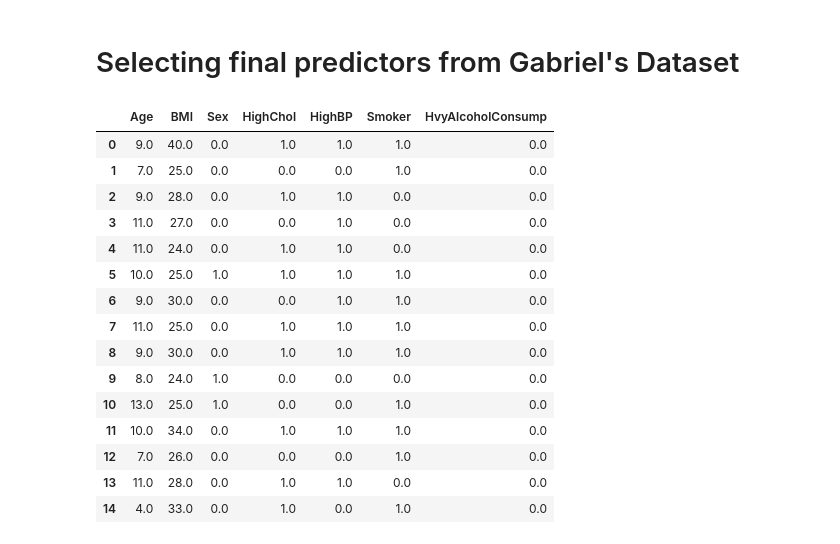
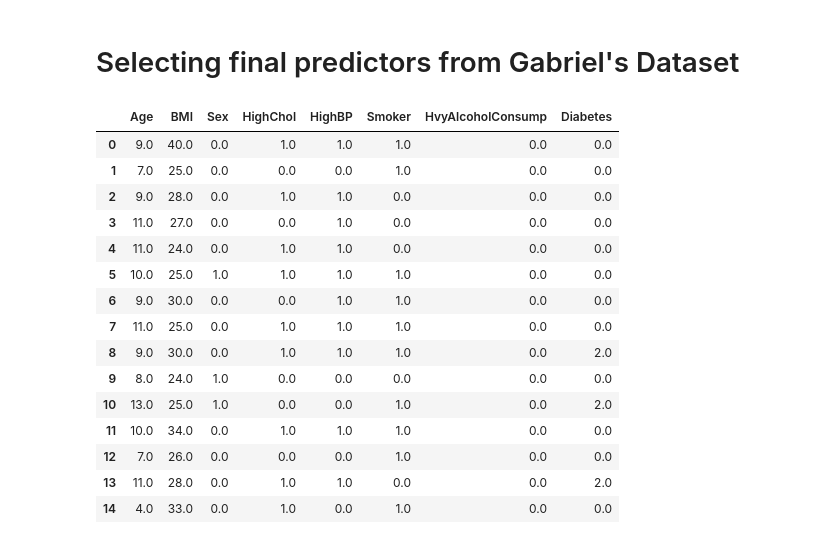
Before and after one commit to pdpavandesai/MergingDiabetesData, a Jupyter notebook: GabrielDatasetAnalysis.ipynb, the cells around one changed output. Cells and saved outputs as stored; diff of their text form; code cells hidden in the pictures.

```diff
--- a/GabrielDatasetAnalysis.ipynb
+++ b/GabrielDatasetAnalysis.ipynb
@@ -284,23 +284,24 @@ HvyAlcoholConsump  is correlated with the target-variable  Diabetes_012  with p-
 # %% [markdown]
 # Selecting final predictors from Gabriel's Dataset
 # %%
-selectedFeatures = ['Age','BMI','Sex','HighChol','HighBP','Smoker','HvyAlcoholConsump']
-dataForMerging = gabrielDataset_Actual_Copy[selectedFeatures]
-dataForMerging.head(15)
+gabrielDataset_Actual_Copy.rename(columns = {'Diabetes_012': 'Diabetes','Sex':'Gender'},inplace=True)
+selectedFeatures = ['Age','BMI','Sex','HighChol','HighBP','Smoker','HvyAlcoholConsump','Diabetes']
+gabrielDataset_Actual_Copy = gabrielDataset_Actual_Copy[selectedFeatures]
+gabrielDataset_Actual_Copy.head(15)
 # %% [output]
-|  | Age | BMI | Sex | HighChol | HighBP | Smoker | HvyAlcoholConsump |
-| 0 | 9.0 | 40.0 | 0.0 | 1.0 | 1.0 | 1.0 | 0.0 |
-| 1 | 7.0 | 25.0 | 0.0 | 0.0 | 0.0 | 1.0 | 0.0 |
-| 2 | 9.0 | 28.0 | 0.0 | 1.0 | 1.0 | 0.0 | 0.0 |
-| 3 | 11.0 | 27.0 | 0.0 | 0.0 | 1.0 | 0.0 | 0.0 |
-| 4 | 11.0 | 24.0 | 0.0 | 1.0 | 1.0 | 0.0 | 0.0 |
-| 5 | 10.0 | 25.0 | 1.0 | 1.0 | 1.0 | 1.0 | 0.0 |
-| 6 | 9.0 | 30.0 | 0.0 | 0.0 | 1.0 | 1.0 | 0.0 |
-| 7 | 11.0 | 25.0 | 0.0 | 1.0 | 1.0 | 1.0 | 0.0 |
-| 8 | 9.0 | 30.0 | 0.0 | 1.0 | 1.0 | 1.0 | 0.0 |
-| 9 | 8.0 | 24.0 | 1.0 | 0.0 | 0.0 | 0.0 | 0.0 |
-| 10 | 13.0 | 25.0 | 1.0 | 0.0 | 0.0 | 1.0 | 0.0 |
-| 11 | 10.0 | 34.0 | 0.0 | 1.0 | 1.0 | 1.0 | 0.0 |
-| 12 | 7.0 | 26.0 | 0.0 | 0.0 | 0.0 | 1.0 | 0.0 |
-| 13 | 11.0 | 28.0 | 0.0 | 1.0 | 1.0 | 0.0 | 0.0 |
-| 14 | 4.0 | 33.0 | 0.0 | 1.0 | 0.0 | 1.0 | 0.0 |
+|  | Age | BMI | Sex | HighChol | HighBP | Smoker | HvyAlcoholConsump | Diabetes |
+| 0 | 9.0 | 40.0 | 0.0 | 1.0 | 1.0 | 1.0 | 0.0 | 0.0 |
+| 1 | 7.0 | 25.0 | 0.0 | 0.0 | 0.0 | 1.0 | 0.0 | 0.0 |
+| 2 | 9.0 | 28.0 | 0.0 | 1.0 | 1.0 | 0.0 | 0.0 | 0.0 |
+| 3 | 11.0 | 27.0 | 0.0 | 0.0 | 1.0 | 0.0 | 0.0 | 0.0 |
+| 4 | 11.0 | 24.0 | 0.0 | 1.0 | 1.0 | 0.0 | 0.0 | 0.0 |
+| 5 | 10.0 | 25.0 | 1.0 | 1.0 | 1.0 | 1.0 | 0.0 | 0.0 |
+| 6 | 9.0 | 30.0 | 0.0 | 0.0 | 1.0 | 1.0 | 0.0 | 0.0 |
+| 7 | 11.0 | 25.0 | 0.0 | 1.0 | 1.0 | 1.0 | 0.0 | 0.0 |
+| 8 | 9.0 | 30.0 | 0.0 | 1.0 | 1.0 | 1.0 | 0.0 | 2.0 |
+| 9 | 8.0 | 24.0 | 1.0 | 0.0 | 0.0 | 0.0 | 0.0 | 0.0 |
+| 10 | 13.0 | 25.0 | 1.0 | 0.0 | 0.0 | 1.0 | 0.0 | 2.0 |
+| 11 | 10.0 | 34.0 | 0.0 | 1.0 | 1.0 | 1.0 | 0.0 | 0.0 |
+| 12 | 7.0 | 26.0 | 0.0 | 0.0 | 0.0 | 1.0 | 0.0 | 0.0 |
+| 13 | 11.0 | 28.0 | 0.0 | 1.0 | 1.0 | 0.0 | 0.0 | 2.0 |
+| 14 | 4.0 | 33.0 | 0.0 | 1.0 | 0.0 | 1.0 | 0.0 | 0.0 |
```
